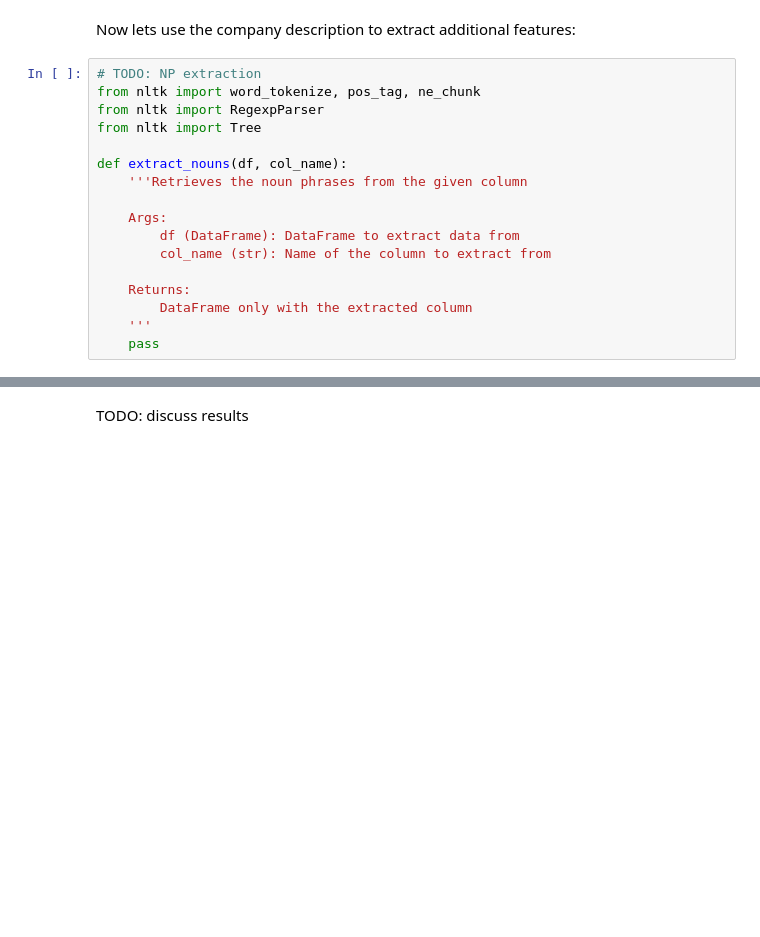
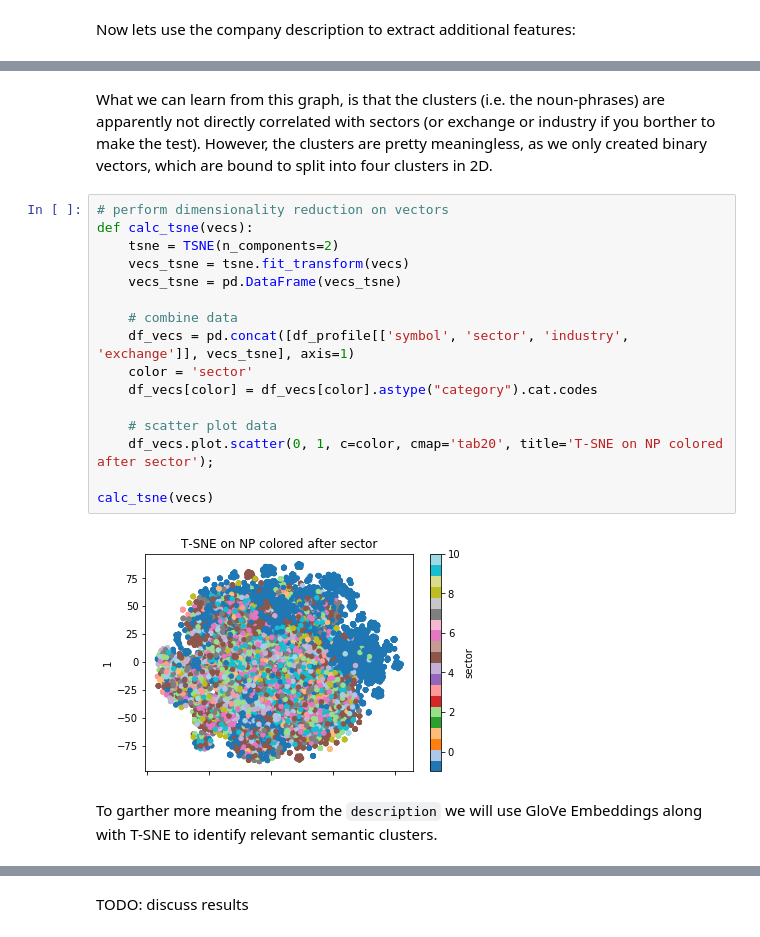
Before and after one commit to felixnext/stock_trend_analysis, a Jupyter notebook: notebooks/02-2_recommender-cleaning+features.ipynb, the cells around one changed output, grey strips where cells are left out. Cells and saved outputs as stored; diff of their text form; blank space fills up the shorter version.

```diff
--- a/notebooks/02-2_recommender-cleaning+features.ipynb
+++ b/notebooks/02-2_recommender-cleaning+features.ipynb
@@ -78,20 +96,3 @@ for col in ['sector', 'exchange', 'industry']:
 [figure]
 # %% [markdown]
 Now lets use the company description to extract additional features:
-# %%
-# TODO: NP extraction
-from nltk import word_tokenize, pos_tag, ne_chunk
-from nltk import RegexpParser
-from nltk import Tree
-
-def extract_nouns(df, col_name):
-    '''Retrieves the noun phrases from the given column
-
-    Args:
-        df (DataFrame): DataFrame to extract data from
-        col_name (str): Name of the column to extract from
-
-    Returns:
-        DataFrame only with the extracted column
-    '''
-    pass
@@ -103,0 +216,22 @@ def extract_nouns(df, col_name):
+# %% [markdown]
+What we can learn from this graph, is that the clusters (i.e. the noun-phrases) are apparently not directly correlated with sectors (or exchange or industry if you borther to make the test). However, the clusters are pretty meaningless, as we only created binary vectors, which are bound to split into four clusters in 2D.
+# %%
+# perform dimensionality reduction on vectors
+def calc_tsne(vecs):
+    tsne = TSNE(n_components=2)
+    vecs_tsne = tsne.fit_transform(vecs)
+    vecs_tsne = pd.DataFrame(vecs_tsne)
+
+    # combine data
+    df_vecs = pd.concat([df_profile[['symbol', 'sector', 'industry', 'exchange']], vecs_tsne], axis=1)
+    color = 'sector'
+    df_vecs[color] = df_vecs[color].astype("category").cat.codes
+
+    # scatter plot data
+    df_vecs.plot.scatter(0, 1, c=color, cmap='tab20', title='T-SNE on NP colored after sector');
+
+calc_tsne(vecs)
+# %% [output]
+[figure, added]
+# %% [markdown]
+To garther more meaning from the `description` we will use GloVe Embeddings along with T-SNE to identify relevant semantic clusters.
```
Also changed, not shown: parts of 12 cells of this notebook, 15 other files.
